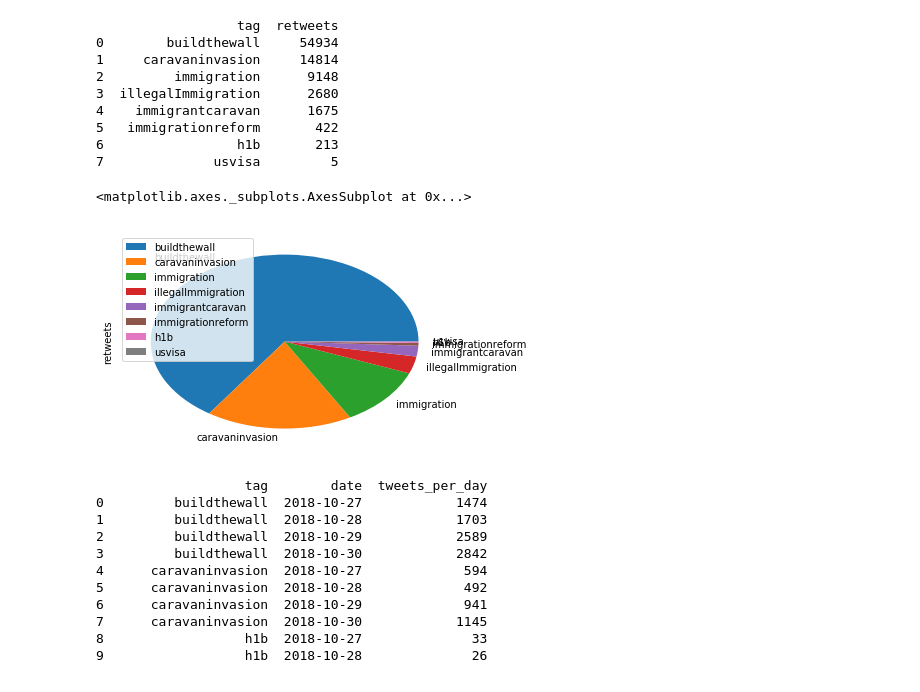
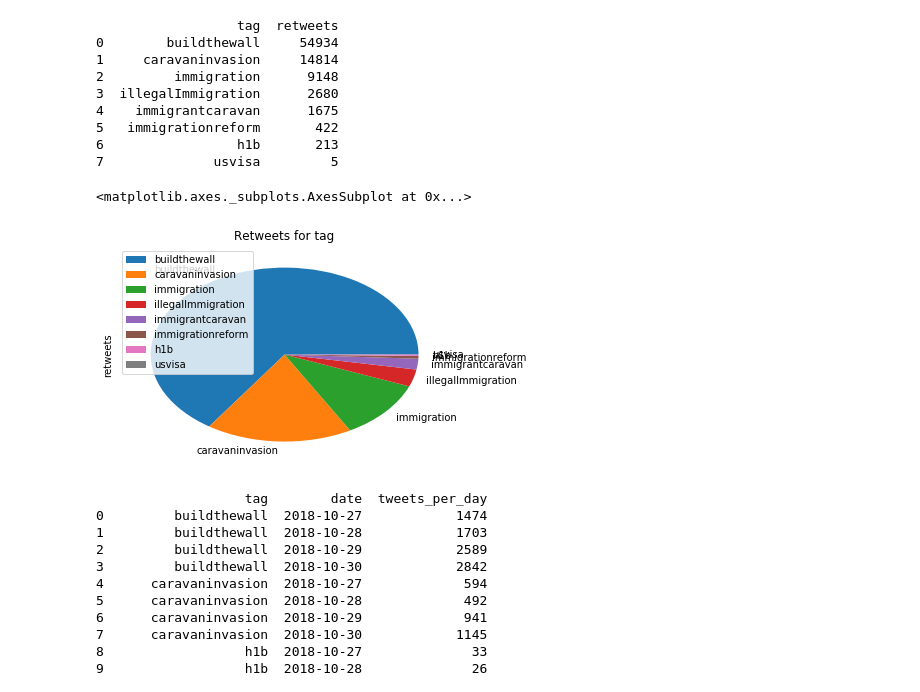
Before and after one commit to annaaniol/DataExploration, a Jupyter notebook: analyse.ipynb, the cells around one changed output. Drawn from its saved outputs; the diff is of its cells as text; code cells hidden in the pictures.

```diff
--- a/analyse.ipynb
+++ b/analyse.ipynb
@@ -52,11 +52,11 @@ resTweets.plot.bar()
 # %%
-resTweets = pd.read_sql_query('SELECT hashtag.name AS tag, COUNT(retweet.retweet_id) AS retweets \
+retTweets = pd.read_sql_query('SELECT hashtag.name AS tag, COUNT(retweet.retweet_id) AS retweets \
 FROM hashtag \
 JOIN tweet ON tweet.hashtag_id = hashtag.id \
 JOIN retweet ON retweet.source_tweet_id = tweet.tweet_id \
 GROUP BY hashtag.name \
 ORDER BY COUNT(retweet.retweet_id) DESC', engine)
-print(resTweets)
+print(retTweets)
 # %% [output]
                   tag  retweets
 0        buildthewall     54934
@@ -68,10 +68,10 @@ print(resTweets)
 6                 h1b       213
 7              usvisa         5
 # %%
-resTweets.set_index('tag').plot.pie("retweets")
+retTweets.set_index('tag').plot.pie("retweets", title="Retweets for tag")
 # %% [output]
 <matplotlib.axes._subplots.AxesSubplot at 0x...>
-[figure, old version]
+[figure, new version]
 # %%
 resDatesTags = pd.read_sql_query('SELECT hashtag.name AS tag, DATE(tweet_created_at) AS date, \
 COUNT(DISTINCT tweet_id) AS tweets_per_day \
```
Also changed, not shown: parts of 5 cells of this notebook.
